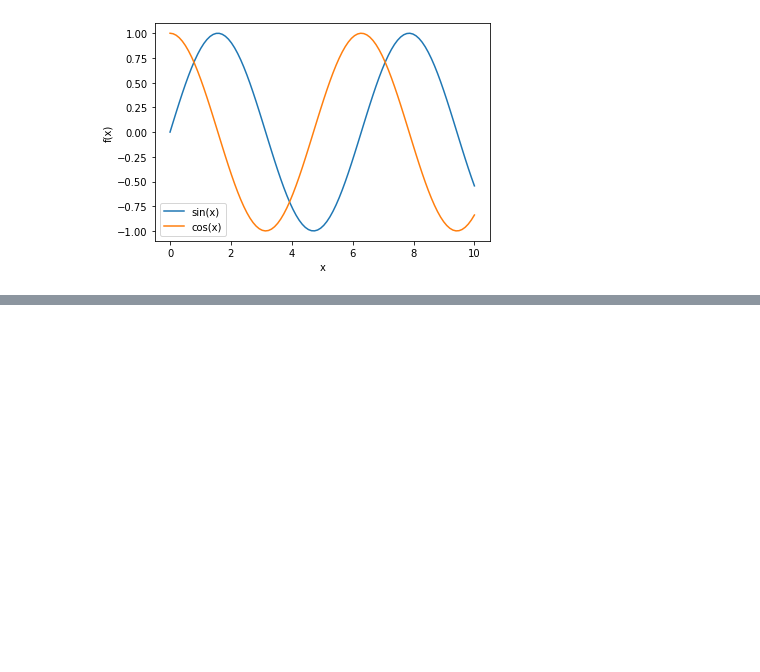
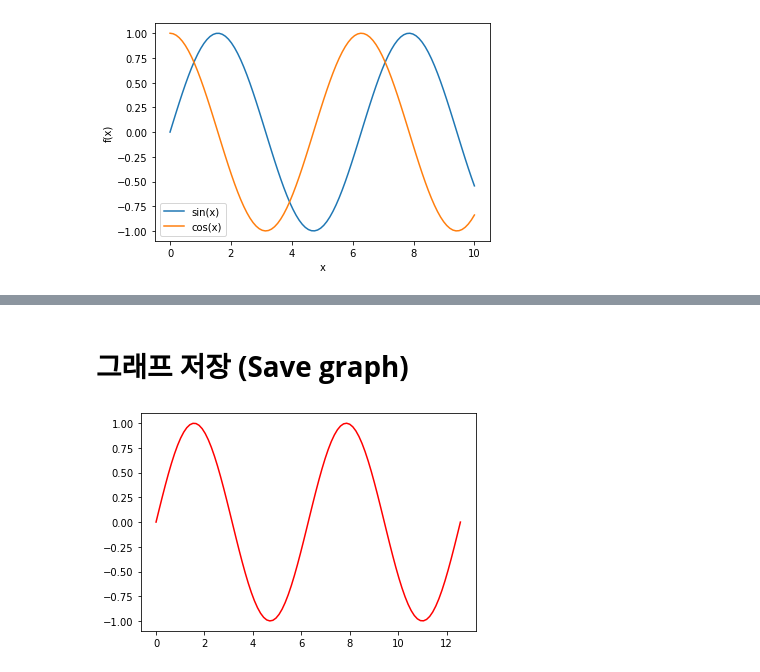
Before and after one commit to rlfwo93/machine-learning, a Jupyter notebook: matplotilb.ipynb, the cells around one changed output, grey strips where cells are left out. Cells and saved outputs as stored; diff of their text form; code cells hidden in the pictures; blank space fills up the shorter version.

```diff
--- a/matplotilb.ipynb
+++ b/matplotilb.ipynb
@@ -201,0 +278,13 @@ plt.show()
+# %% [markdown]
+# **그래프 저장 (Save graph)**
+# %%
+x = np.linspace(0, 4*np.pi, 100)
+plt.plot(x, np.sin(x), 'r')
+
+plt.savefig('sin4pi.png', dpi=50) #savefig는 그래프를 저장해주는 함수
+# dpi 는 크기조정
+plt.savefig('sin4pi.pdf')
+
+plt.show()
+# %% [output]
+[figure, added]
```
Also changed, not shown: parts of 6 cells of this notebook.
